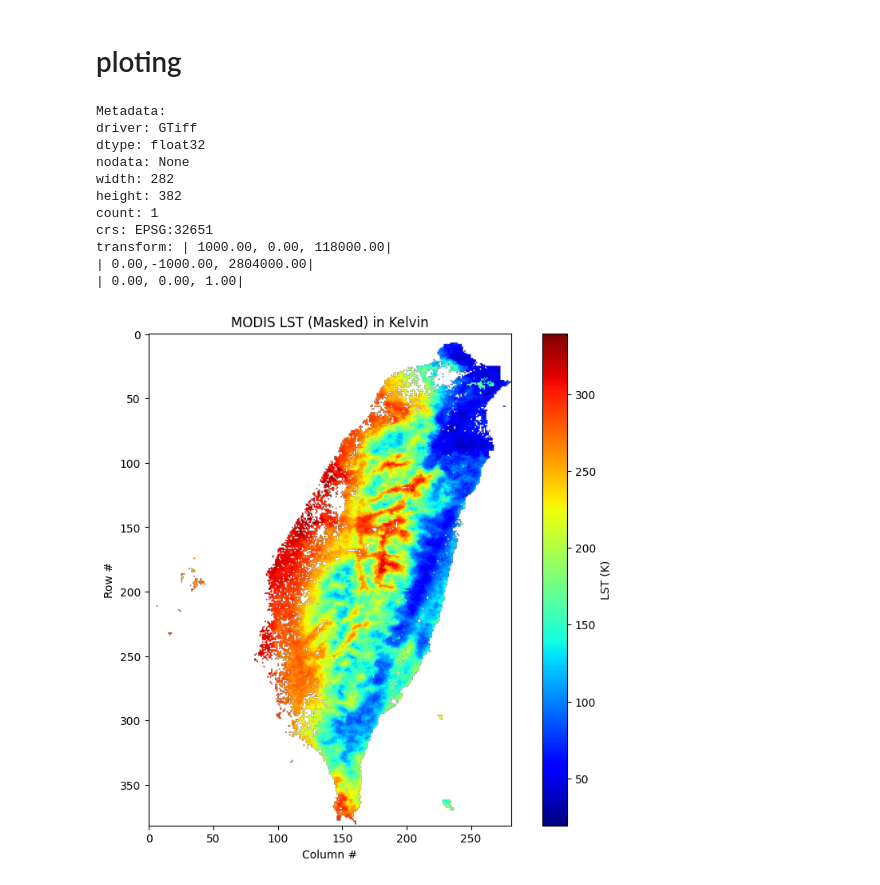
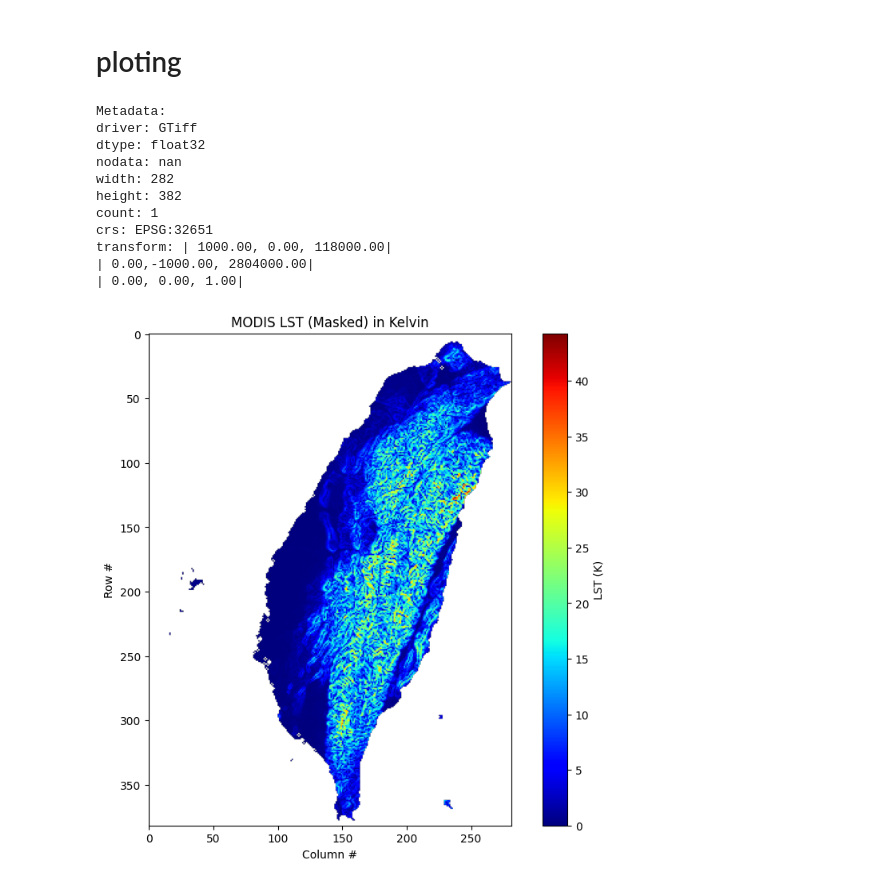
Before and after one commit to melkatewabe10/Machine-learning_LST-Estimation-, a Jupyter notebook: Elevation.ipynb, the cells around one changed output. Drawn from its saved outputs; the diff is of its cells as text; code cells hidden in the pictures.

```diff
--- a/Elevation.ipynb
+++ b/Elevation.ipynb
@@ -677,7 +715,7 @@ import matplotlib.pyplot as plt
 import numpy as np
 
 # Path to the downloaded GeoTIFF file.
-filename = '/content/drive/MyDrive/SEASON_ONE/DSR_2007_04.tif'
+filename = '/content/drive/MyDrive/SEASON_ONE/SLP_2002_02.tif'
 
 # Open the file with rasterio
 with rasterio.open(filename) as src:
@@ -685,32 +723,32 @@ with rasterio.open(filename) as src:
     lst_data = src.read(1)
     # Get metadata information
     meta = src.meta
     print("Metadata:")
     for key, value in meta.items():
         print(f"{key}: {value}")
 
 # Mask no-data values (if present)
 ndvi_masked = np.ma.masked_where(lst_data == src.nodata, lst_data)
 
 # Plot the LST image using matplotlib
 plt.figure(figsize=(10, 8))
 cmap = plt.cm.jet  # choose a colormap
 img = plt.imshow(ndvi_masked, cmap=cmap)
 plt.colorbar(img, label='LST (K)')
 plt.title('MODIS LST (Masked) in Kelvin')
 plt.xlabel('Column #')
 plt.ylabel('Row #')
 plt.show()
 # %% [output]
 Metadata:
 driver: GTiff
 dtype: float32
-nodata: None
+nodata: nan
 width: 282
 height: 382
 count: 1
 crs: EPSG:32651
 transform: | 1000.00, 0.00, 118000.00|
 | 0.00,-1000.00, 2804000.00|
 | 0.00, 0.00, 1.00|
-[figure, old version]
+[figure, new version]
```
Also changed, not shown: parts of 6 cells of this notebook.
